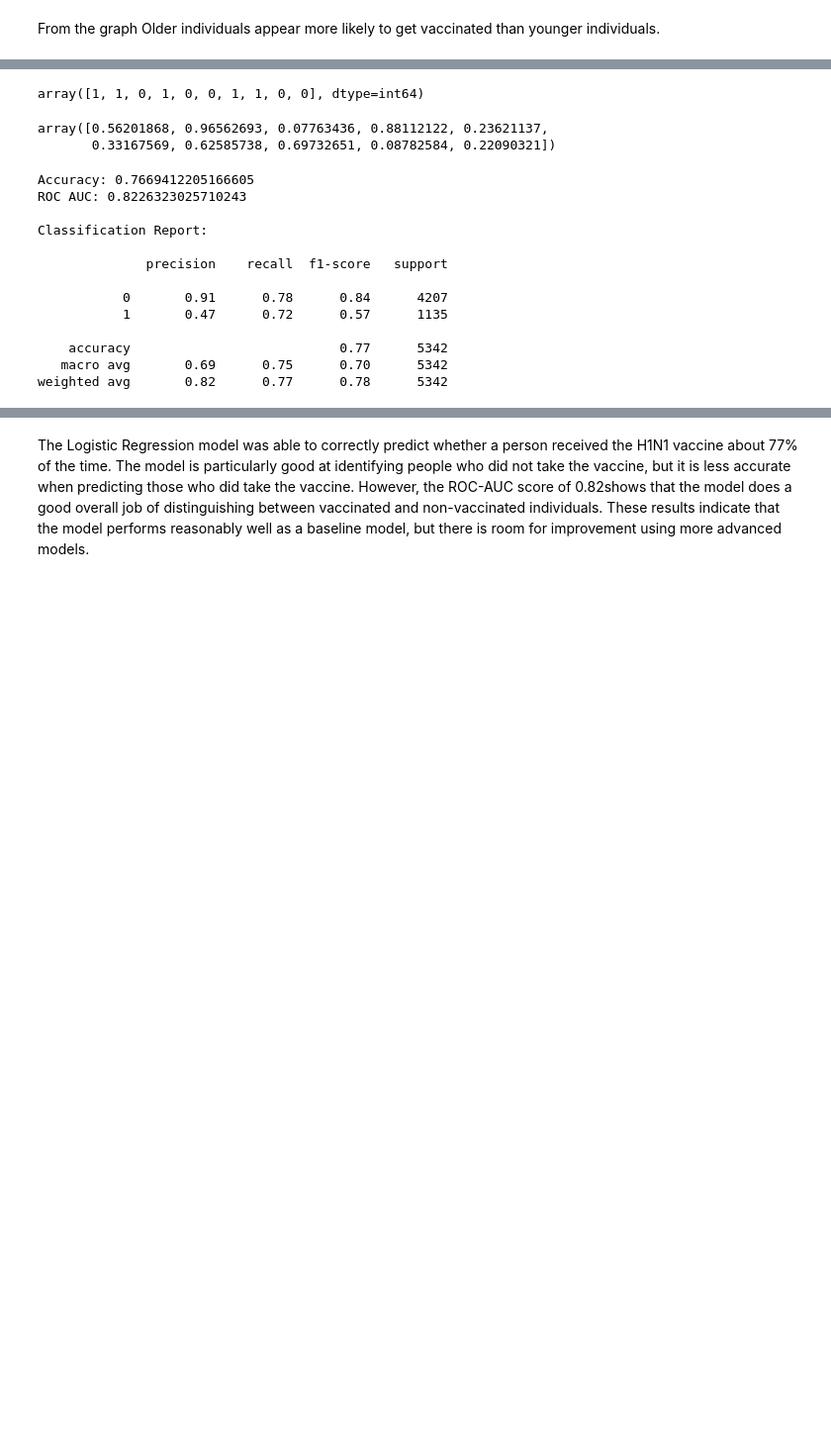
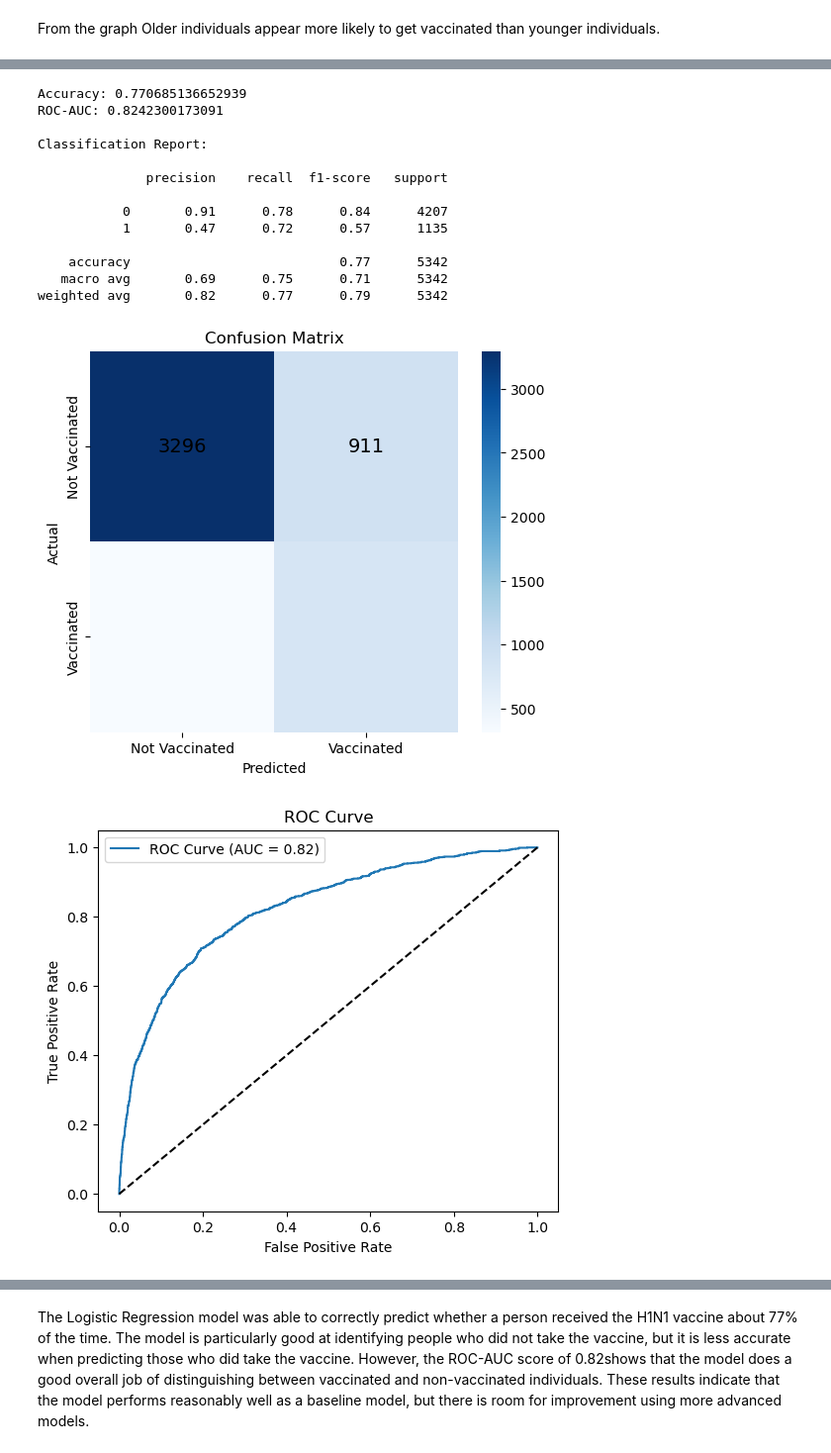
Before and after one commit to Abbystacy/HIN1-Vaccines-project, a Jupyter notebook: index.ipynb, the cells around one changed output, grey strips where cells are left out. Shown at 99% size. Cells and saved outputs as stored; diff of their text form; code cells hidden in the pictures; blank space fills up the shorter version.

```diff
--- a/index.ipynb
+++ b/index.ipynb
@@ -371,6 +432,4 @@ logreg_pipeline = Pipeline([
         max_iter=1000,
         class_weight='balanced',
         random_state=42,
-        solver='liblinear'
-    ))])
-logreg_pipeline
+        solver='liblinear'))])
@@ -419,30 +456,18 @@ y_prob_log = logreg_pipeline.predict_proba(X_test)[:,1]
-# %%
-y_pred_log[:10] #checking the prediction that someone will take the vaccine
-# %% [output]
-array([1, 1, 0, 1, 0, 0, 1, 1, 0, 0], dtype=int64)
-# %%
-y_prob_log[:10] #checking the probability that someone will take the vaccine
-# %% [output]
-array([0.56201868, 0.96562693, 0.07763436, 0.88112122, 0.23621137,
-       0.33167569, 0.62585738, 0.69732651, 0.08782584, 0.22090321])
 # %%
-#checking the basic performance metrice
-print("Accuracy:", accuracy_score(y_test, y_pred_log))#measures the proportion of correct predictions
-print("ROC AUC:", roc_auc_score(y_test, y_prob_log))#indicates how many predicted vaccinated individuals were actually vaccinated.
-
-print("\nClassification Report:\n")
-print(classification_report(y_test, y_pred_log))
+evaluate_model(logreg_pipeline, X_test, y_test)
 # %% [output]
-Accuracy: 0.7669412205166605
-ROC AUC: 0.8226323025710243
+Accuracy: 0.770685136652939
+ROC-AUC: 0.8242300173091
 
 Classification Report:
 
               precision    recall  f1-score   support
 
            0       0.91      0.78      0.84      4207
            1       0.47      0.72      0.57      1135
 
     accuracy                           0.77      5342
-   macro avg       0.69      0.75      0.70      5342
-weighted avg       0.82      0.77      0.78      5342
+   macro avg       0.69      0.75      0.71      5342
+weighted avg       0.82      0.77      0.79      5342
+[figure, added]
+[figure, added]
```
Also changed, not shown: parts of 54 cells of this notebook.
